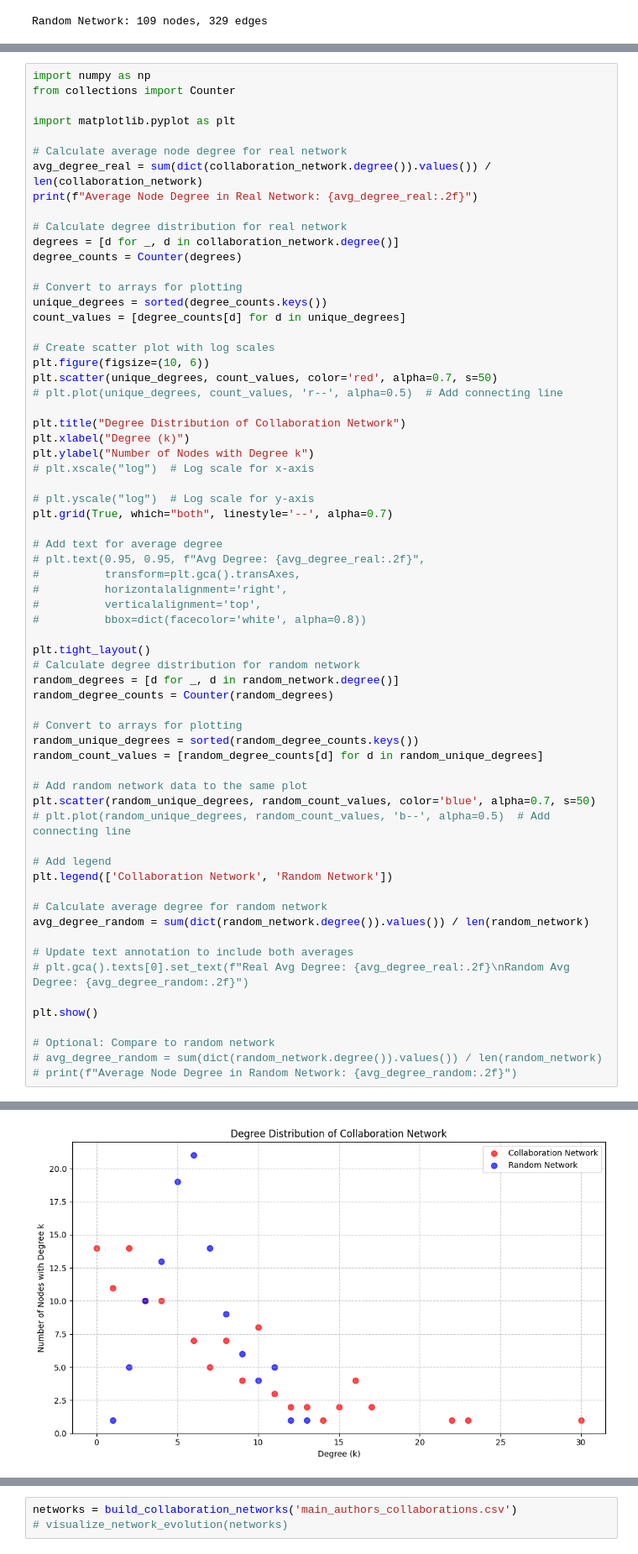
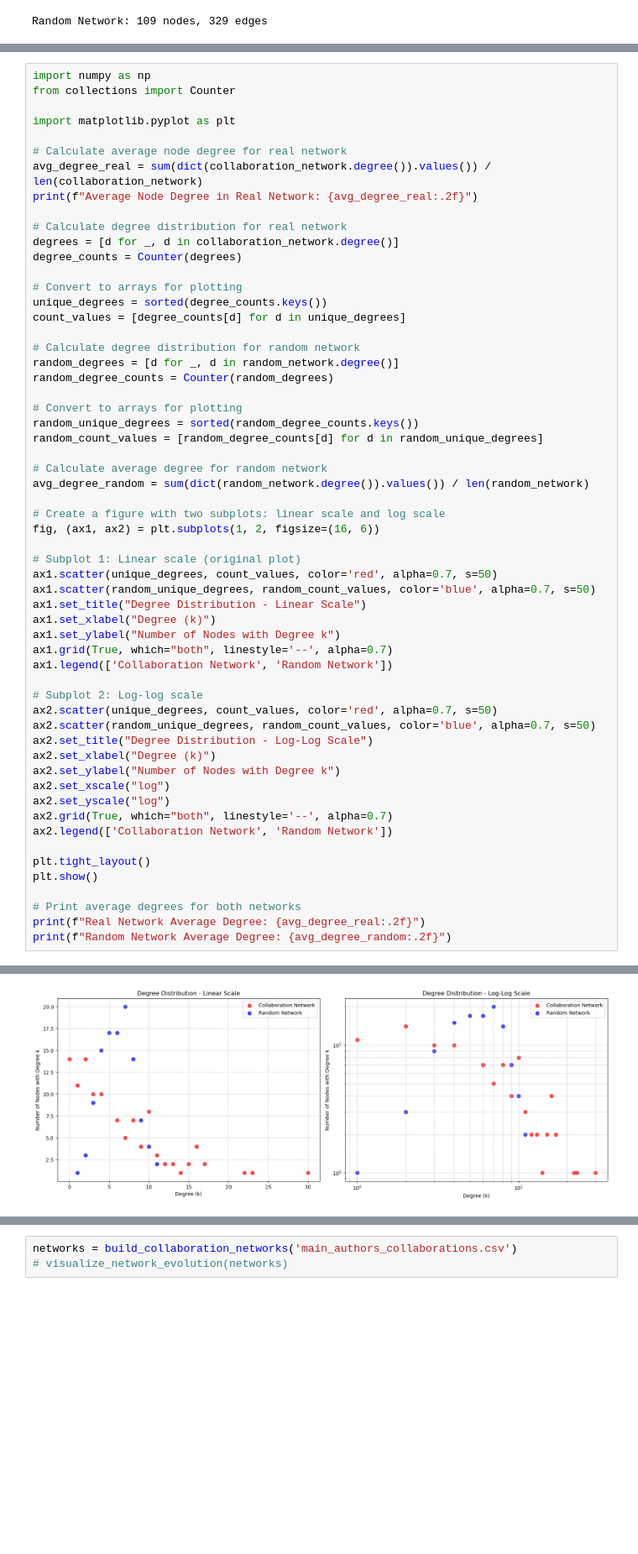
Before and after one commit to piglet12138/collaboration-network-of-NTU-CCDS-faculty, a Jupyter notebook: analysis_q12345.ipynb, the cells around one changed output, grey strips where cells are left out. Shown at 84% size. Cells and saved outputs as stored; diff of their text form; blank space fills up the shorter version.

```diff
--- a/analysis_q12345.ipynb
+++ b/analysis_q12345.ipynb
@@ -151,64 +151,57 @@ from collections import Counter
 import matplotlib.pyplot as plt
 
 # Calculate average node degree for real network
 avg_degree_real = sum(dict(collaboration_network.degree()).values()) / len(collaboration_network)
 print(f"Average Node Degree in Real Network: {avg_degree_real:.2f}")
 
 # Calculate degree distribution for real network
 degrees = [d for _, d in collaboration_network.degree()]
 degree_counts = Counter(degrees)
 
 # Convert to arrays for plotting
 unique_degrees = sorted(degree_counts.keys())
 count_values = [degree_counts[d] for d in unique_degrees]
 
-# Create scatter plot with log scales
-plt.figure(figsize=(10, 6))
-plt.scatter(unique_degrees, count_values, color='red', alpha=0.7, s=50)
-# plt.plot(unique_degrees, count_values, 'r--', alpha=0.5)  # Add connecting line
-
-plt.title("Degree Distribution of Collaboration Network")
-plt.xlabel("Degree (k)")
-plt.ylabel("Number of Nodes with Degree k")
-# plt.xscale("log")  # Log scale for x-axis
-
-# plt.yscale("log")  # Log scale for y-axis
-plt.grid(True, which="both", linestyle='--', alpha=0.7)
-
-# Add text for average degree
-# plt.text(0.95, 0.95, f"Avg Degree: {avg_degree_real:.2f}",
-#          transform=plt.gca().transAxes,
-#          horizontalalignment='right',
-#          verticalalignment='top',
-#          bbox=dict(facecolor='white', alpha=0.8))
-
-plt.tight_layout()
 # Calculate degree distribution for random network
 random_degrees = [d for _, d in random_network.degree()]
 random_degree_counts = Counter(random_degrees)
 
 # Convert to arrays for plotting
 random_unique_degrees = sorted(random_degree_counts.keys())
 random_count_values = [random_degree_counts[d] for d in random_unique_degrees]
 
-# Add random network data to the same plot
-plt.scatter(random_unique_degrees, random_count_values, color='blue', alpha=0.7, s=50)
-# plt.plot(random_unique_degrees, random_count_values, 'b--', alpha=0.5)  # Add connecting line
-
-# Add legend
-plt.legend(['Collaboration Network', 'Random Network'])
-
 # Calculate average degree for random network
 avg_degree_random = sum(dict(random_network.degree()).values()) / len(random_network)
 
-# Update text annotation to include both averages
-# plt.gca().texts[0].set_text(f"Real Avg Degree: {avg_degree_real:.2f}\nRandom Avg Degree: {avg_degree_random:.2f}")
+# Create a figure with two subplots: linear scale and log scale
+fig, (ax1, ax2) = plt.subplots(1, 2, figsize=(16, 6))
 
+# Subplot 1: Linear scale (original plot)
+ax1.scatter(unique_degrees, count_values, color='red', alpha=0.7, s=50)
+ax1.scatter(random_unique_degrees, random_count_values, color='blue', alpha=0.7, s=50)
+ax1.set_title("Degree Distribution - Linear Scale")
+ax1.set_xlabel("Degree (k)")
+ax1.set_ylabel("Number of Nodes with Degree k")
+ax1.grid(True, which="both", linestyle='--', alpha=0.7)
+ax1.legend(['Collaboration Network', 'Random Network'])
+
+# Subplot 2: Log-log scale
+ax2.scatter(unique_degrees, count_values, color='red', alpha=0.7, s=50)
+ax2.scatter(random_unique_degrees, random_count_values, color='blue', alpha=0.7, s=50)
+ax2.set_title("Degree Distribution - Log-Log Scale")
+ax2.set_xlabel("Degree (k)")
+ax2.set_ylabel("Number of Nodes with Degree k")
+ax2.set_xscale("log")
+ax2.set_yscale("log")
+ax2.grid(True, which="both", linestyle='--', alpha=0.7)
+ax2.legend(['Collaboration Network', 'Random Network'])
+
+plt.tight_layout()
 plt.show()
 
-# Optional: Compare to random network
-# avg_degree_random = sum(dict(random_network.degree()).values()) / len(random_network)
-# print(f"Average Node Degree in Random Network: {avg_degree_random:.2f}")
+# Print average degrees for both networks
+print(f"Real Network Average Degree: {avg_degree_real:.2f}")
+print(f"Random Network Average Degree: {avg_degree_random:.2f}")
 # %% [output]
 Average Node Degree in Real Network: 6.04
-[figure, old version]
+[figure, new version]
```
Also changed, not shown: parts of 5 cells of this notebook, 2 other files.
